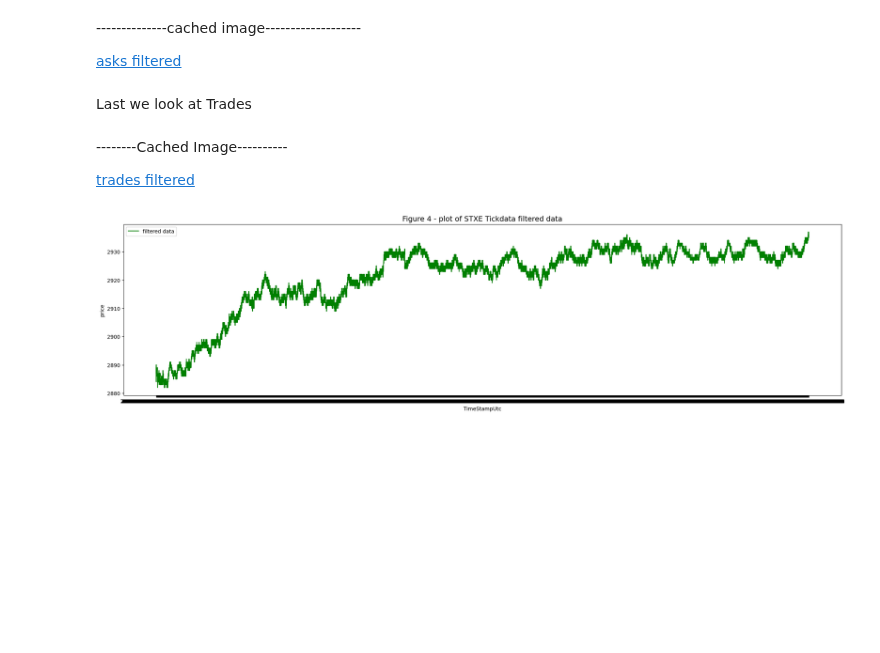
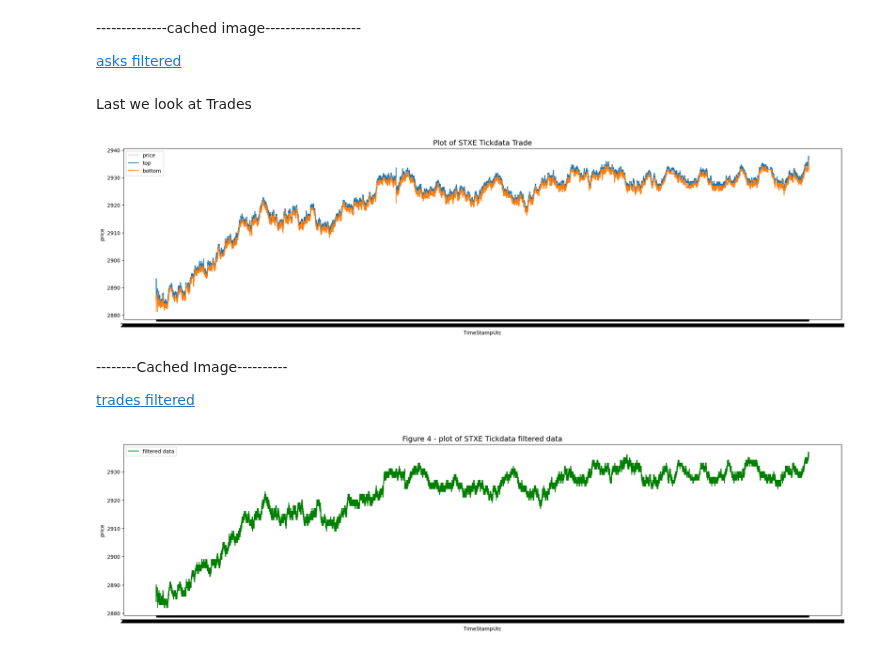
Before and after one commit to sjosephnyc1987/public_ipython_Notebooks, a Jupyter notebook: DAL_STXE_TickData.ipynb, the cells around one changed output. Cells and saved outputs as stored; diff of their text form; code cells hidden in the pictures; blank space fills up the shorter version.

```diff
--- a/DAL_STXE_TickData.ipynb
+++ b/DAL_STXE_TickData.ipynb
@@ -233,30 +237,32 @@ Last we look at Trades
 # %%
 if len(df3_trade) > 20 :
     df3_trade['rolling_median_3']=df3_trade['Value'].rolling(3).median()
     df3_trade['rolling_mean_10']=df3_trade['Value'].rolling(10).mean()
     df3_trade['rolling_std_10']=df3_trade['Value'].rolling(10).std()
 
     df3_trade = df3_trade.dropna()
 
     df3_trade['topline'] = df3_trade['rolling_mean_10'] + 2*df3_trade['rolling_std_10']
     df3_trade['bottomline'] = df3_trade['rolling_mean_10'] - 2*df3_trade['rolling_std_10']
     df3_trade_filtered = df3_trade[df3_trade['Value'] <= df3_trade['topline']]
     df3_trade_filtered = df3_trade[df3_trade['Value'] > df3_trade['bottomline']]
 
     #let's plot the trades
-    #plt.plot(df3_trade['TimestampUtc'], df3_trade['Value'],label="price", color='pink' )
-    #plt.plot(df3_trade['TimestampUtc'], df3_trade['topline'],label="top" )
-    #plt.plot(df3_trade['TimestampUtc'], df3_trade['bottomline'],label="bottom" )
-    #plt.xlabel("TimeStampUtc", fontsize=10)
-    #plt.ylabel("price", fontsize=10)
+    plt.plot(df3_trade['TimestampUtc'], df3_trade['Value'],label="price", color='pink' )
+    plt.plot(df3_trade['TimestampUtc'], df3_trade['topline'],label="top" )
+    plt.plot(df3_trade['TimestampUtc'], df3_trade['bottomline'],label="bottom" )
+    plt.xlabel("TimeStampUtc", fontsize=10)
+    plt.ylabel("price", fontsize=10)
 
-    #plt.title(f"Plot of STXE Tickdata Trade",fontsize =14)
-    #plt.legend(loc="upper left")
+    plt.title(f"Plot of STXE Tickdata Trade",fontsize =14)
+    plt.legend(loc="upper left")
 
     #plt.show()
 else:
     df3_trade_filtered = df3_trade.copy()
     print("----not enough trades to filter------")  #debug
+# %% [output]
+[figure, added]
 # %% [markdown]
 --------Cached Image----------
 
```
Also changed, not shown: parts of 2 cells of this notebook.
